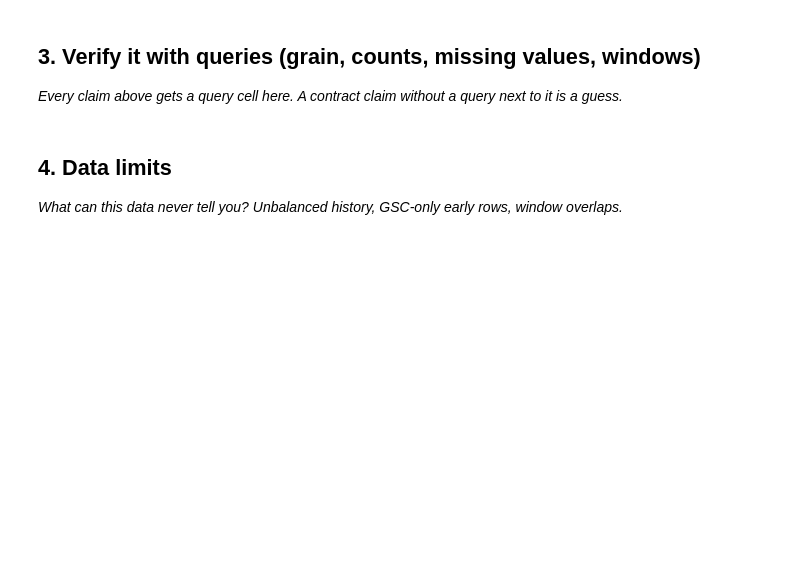
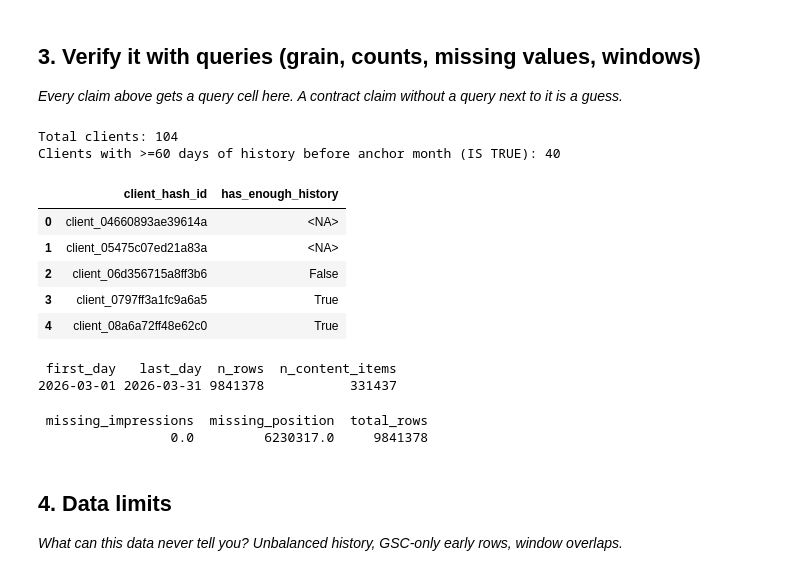
Before and after one commit to MisbahSangi/flyrank-ml-internship-misbah, a Jupyter notebook: work/notebooks/w03_data_contract.ipynb, the cells around one changed output. Drawn from its saved outputs; the diff is of its cells as text; code cells hidden in the pictures; blank space fills up the shorter version.

```diff
--- a/work/notebooks/w03_data_contract.ipynb
+++ b/work/notebooks/w03_data_contract.ipynb
@@ -18,6 +96,62 @@ This skeleton is yours to fill. Work the sections **in order** — each one has
 ## 3. Verify it with queries (grain, counts, missing values, windows)
 
 *Every claim above gets a query cell here. A contract claim without a query next to it is a guess.*
+# %%
+# Query 1 — availability: which clients have enough history to be eligible for this anchor month
+clients_check = con.sql(f"""
+    SELECT
+        client_hash_id,
+        (gsc_data_start <= DATE '2026-03-01' - INTERVAL 60 DAY) AS has_enough_history
+    FROM {TABLES['dim_clients']}
+""").df()
+
+eligible = con.sql(f"""
+    SELECT COUNT(*) AS eligible_clients
+    FROM ({clients_check.to_sql if False else "clients_check"})
+""") if False else None
+
+n_eligible = (clients_check['has_enough_history'] == True).sum()
+print(f"Total clients: {len(clients_check)}")
+print(f"Clients with >=60 days of history before anchor month (IS TRUE): {n_eligible}")
+clients_check.head()
+# %% [output]
+Total clients: 104
+Clients with >=60 days of history before anchor month (IS TRUE): 40
+|  | client_hash_id | has_enough_history |
+| 0 | client_04660893ae39614a | <NA> |
+| 1 | client_05475c07ed21a83a | <NA> |
+| 2 | client_06d356715a8ff3b6 | False |
+| 3 | client_0797ff3a1fc9a6a5 | True |
+| 4 | client_08a6a72ff48e62c0 | True |
+# %%
+# Query 2 — counts and date span for the anchor month slice
+span_check = con.sql(f"""
+    SELECT
+        MIN(report_date) AS first_day,
+        MAX(report_date) AS last_day,
+        COUNT(*) AS n_rows,
+        COUNT(DISTINCT content_hash_id) AS n_content_items
+    FROM {TABLES['fact_daily']}
+    WHERE date_trunc('month', report_date) = DATE '2026-03-01'
+""").df()
+print(span_check.to_string(index=False))
+# %% [output]
+ first_day   last_day  n_rows  n_content_items
+2026-03-01 2026-03-31 9841378           331437
+# %%
+# Query 3 — missing values check on the key feature columns
+missing_check = con.sql(f"""
+    SELECT
+        SUM(CASE WHEN gsc_impressions IS NULL THEN 1 ELSE 0 END) AS missing_impressions,
+        SUM(CASE WHEN gsc_avg_position IS NULL THEN 1 ELSE 0 END) AS missing_position,
+        COUNT(*) AS total_rows
+    FROM {TABLES['fact_daily']}
+    WHERE date_trunc('month', report_date) = DATE '2026-03-01'
+""").df()
+print(missing_check.to_string(index=False))
+# %% [output]
+ missing_impressions  missing_position  total_rows
+                 0.0         6230317.0     9841378
 # %% [markdown]
 ## 4. Data limits
 
```
Also changed, not shown: parts of 13 cells of this notebook.
